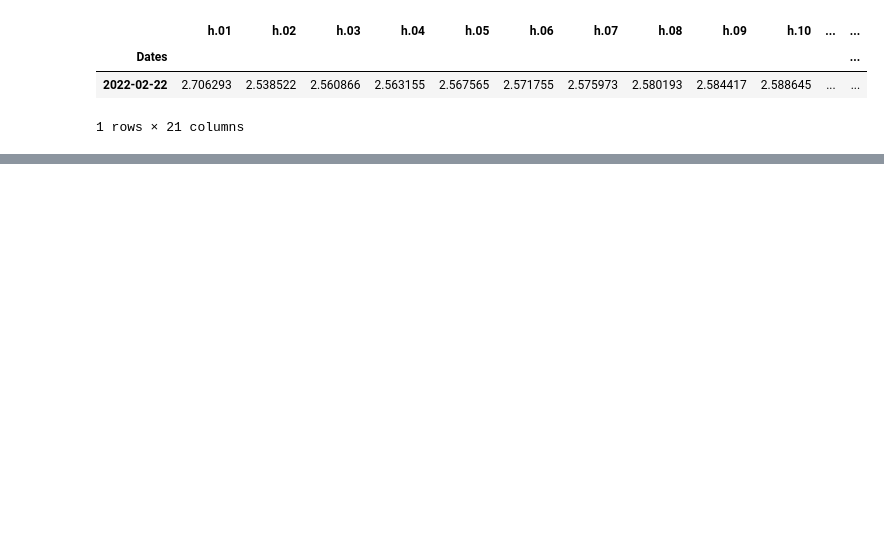
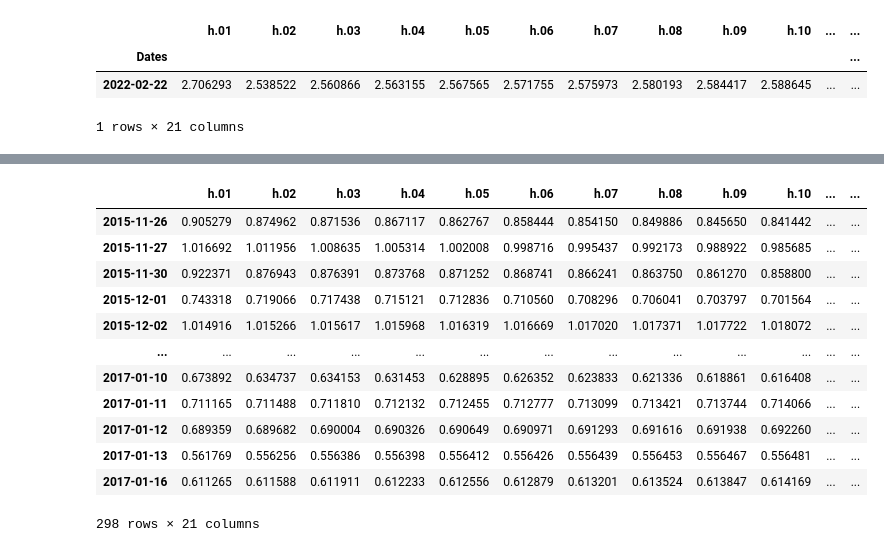
Before and after one commit to frederikbachdk/FXVolTrading, a Jupyter notebook: tradingstrategy/likelihood_analysis.ipynb, the cells around one changed output, grey strips where cells are left out. Saved outputs shown, nothing was run; the diff lists cells and outputs as text; code cells hidden in the pictures; blank space fills up the shorter version.

Commit message:
did some forecasting

```diff
--- a/tradingstrategy/likelihood_analysis.ipynb
+++ b/tradingstrategy/likelihood_analysis.ipynb
@@ -18,13 +18,13 @@ from data_cleaning.import_data import import_data
 # %% [output]
 The autoreload extension is already loaded. To reload it, use:
   %reload_ext autoreload
+# %%
+# Load return data
+df = import_data(fx_pair='USDRUB')
+df.dropna(inplace=True)
+returns = df['log_ret'] * 100
 # %%
-# Load return data
-df = import_data(fx_pair='USDRUB')
-df = df['log_ret'] * 100
-df = df.iloc[17:]
-
-model = arch_model(df, mean='AR', vol='GARCH', p=2,q=1, dist = 'Gaussian')
+model = arch_model(returns, mean='AR', vol='GARCH', p=2,q=1, dist = 'Gaussian')
 model_fit = model.fit()
 model_fit
 # %% [output]
@@ -95,0 +101,6 @@ forecasts.variance
+# %%
+vol_forecasts = get_rolling_vol_forecasts(return_series=returns,
+                                            model=model,
+                                            horizon=21,
+                                            fitting_end_date="2021-01-01",
+                                            )
@@ -95,0 +139,16 @@ forecasts.variance
+# %%
+vol_forecasts
+# %% [output]
+|  | h.01 | h.02 | h.03 | h.04 | h.05 | h.06 | h.07 | h.08 | h.09 | h.10 | ... | ... |
+| 2015-11-26 | 0.905279 | 0.874962 | 0.871536 | 0.867117 | 0.862767 | 0.858444 | 0.854150 | 0.849886 | 0.845650 | 0.841442 | ... | ... |
+| 2015-11-27 | 1.016692 | 1.011956 | 1.008635 | 1.005314 | 1.002008 | 0.998716 | 0.995437 | 0.992173 | 0.988922 | 0.985685 | ... | ... |
+| 2015-11-30 | 0.922371 | 0.876943 | 0.876391 | 0.873768 | 0.871252 | 0.868741 | 0.866241 | 0.863750 | 0.861270 | 0.858800 | ... | ... |
+| 2015-12-01 | 0.743318 | 0.719066 | 0.717438 | 0.715121 | 0.712836 | 0.710560 | 0.708296 | 0.706041 | 0.703797 | 0.701564 | ... | ... |
+| 2015-12-02 | 1.014916 | 1.015266 | 1.015617 | 1.015968 | 1.016319 | 1.016669 | 1.017020 | 1.017371 | 1.017722 | 1.018072 | ... | ... |
+| ... | ... | ... | ... | ... | ... | ... | ... | ... | ... | ... | ... | ... |
+| 2017-01-10 | 0.673892 | 0.634737 | 0.634153 | 0.631453 | 0.628895 | 0.626352 | 0.623833 | 0.621336 | 0.618861 | 0.616408 | ... | ... |
+| 2017-01-11 | 0.711165 | 0.711488 | 0.711810 | 0.712132 | 0.712455 | 0.712777 | 0.713099 | 0.713421 | 0.713744 | 0.714066 | ... | ... |
+| 2017-01-12 | 0.689359 | 0.689682 | 0.690004 | 0.690326 | 0.690649 | 0.690971 | 0.691293 | 0.691616 | 0.691938 | 0.692260 | ... | ... |
+| 2017-01-13 | 0.561769 | 0.556256 | 0.556386 | 0.556398 | 0.556412 | 0.556426 | 0.556439 | 0.556453 | 0.556467 | 0.556481 | ... | ... |
+| 2017-01-16 | 0.611265 | 0.611588 | 0.611911 | 0.612233 | 0.612556 | 0.612879 | 0.613201 | 0.613524 | 0.613847 | 0.614169 | ... | ... |
+298 rows × 21 columns
```
Also changed, not shown: parts of 12 cells of this notebook, 2 other files.
